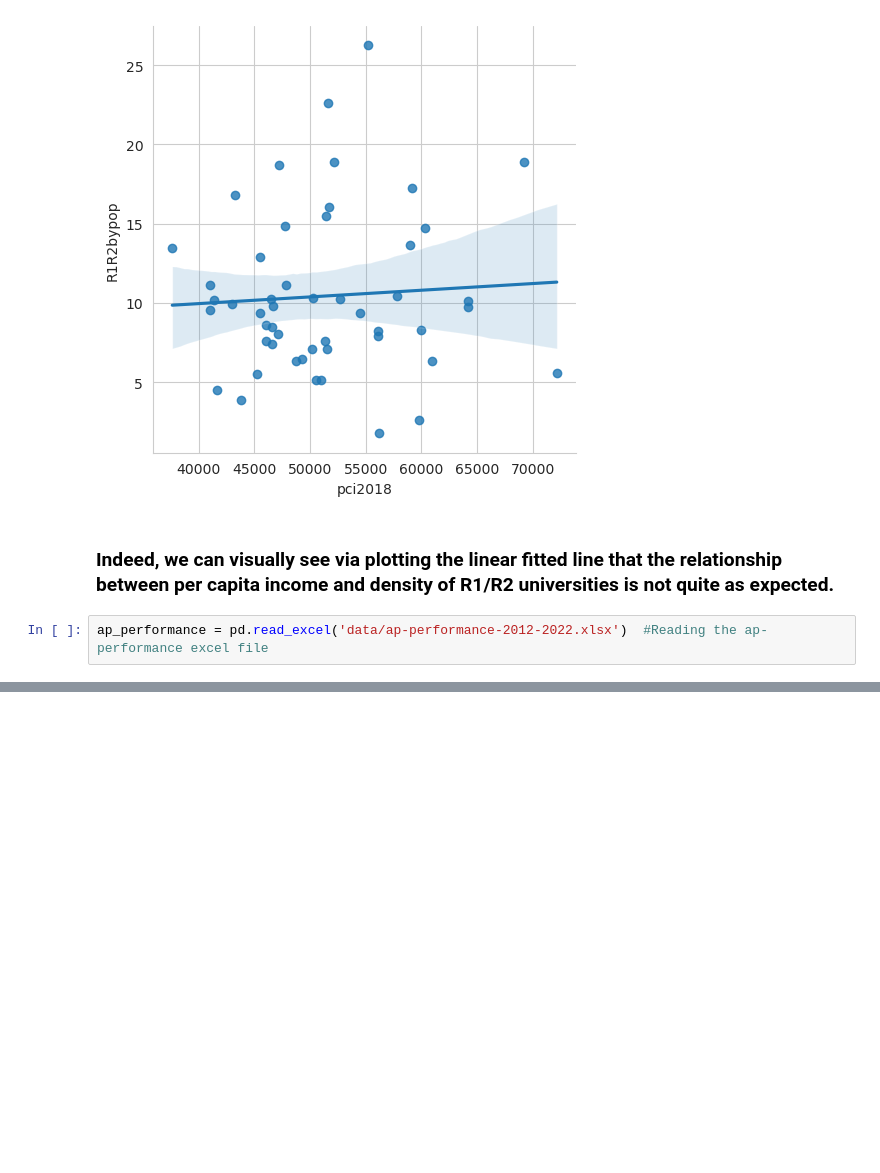
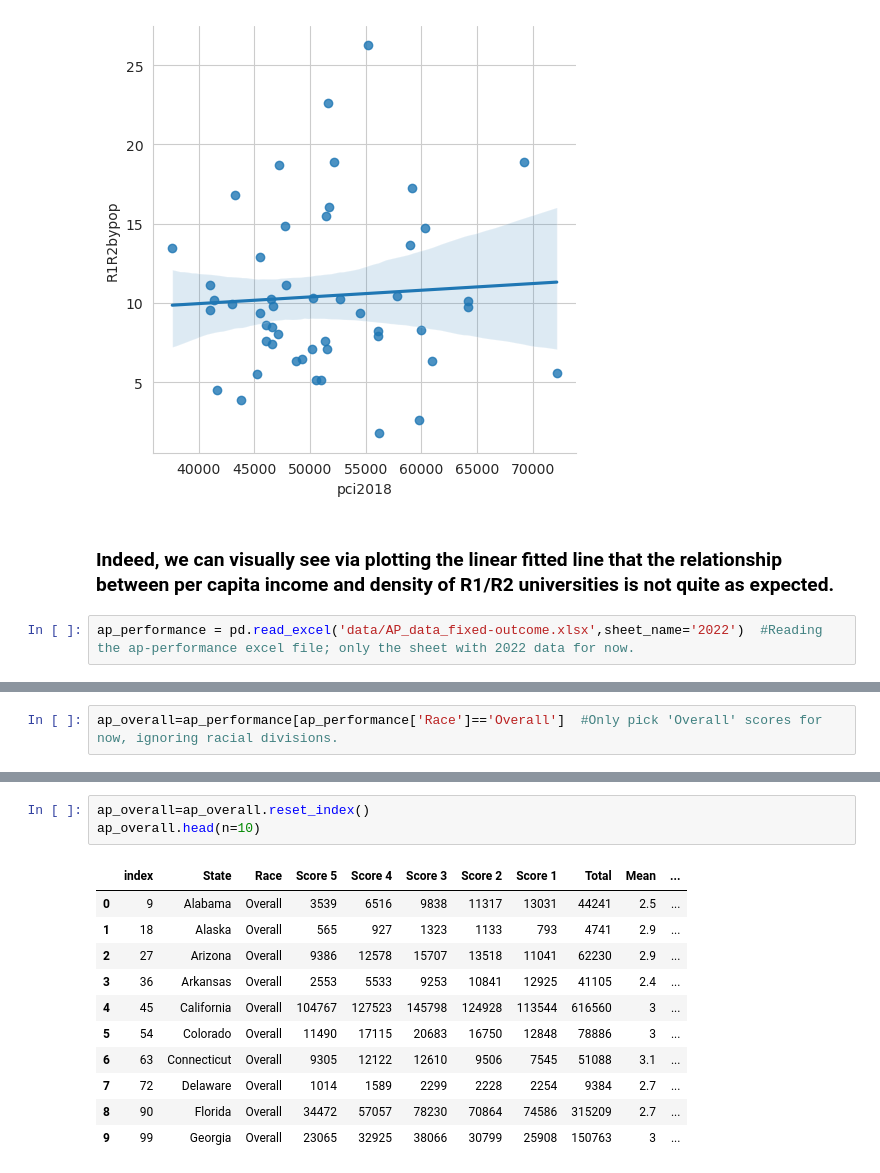
Before and after one commit to mcelhens/AP-Outcomes-to-University-Metrics, a Jupyter notebook: R1R2_count.ipynb, the cells around one changed output, grey strips where cells are left out. Drawn from its saved outputs; the diff is of its cells as text; blank space fills up the shorter version.

```diff
--- a/R1R2_count.ipynb
+++ b/R1R2_count.ipynb
@@ -208,4 +211,4 @@ sns.lmplot(data = r1r2wodc, x= 'pci2018', y = 'R1R2bypop')
 # %% [markdown]
 ### Indeed, we can visually see via plotting the linear fitted line that the relationship between per capita income and density of R1/R2 universities is not quite as expected.
 # %%
-ap_performance = pd.read_excel('data/ap-performance-2012-2022.xlsx')  #Reading the ap-performance excel file
+ap_performance = pd.read_excel('data/AP_data_fixed-outcome.xlsx',sheet_name='2022')  #Reading the ap-performance excel file; only the sheet with 2022 data for now.
@@ -220,0 +224,2 @@ ap_performance.head()  #Unfortunately, the data is not organized an conveniently
+# %%
+ap_overall=ap_performance[ap_performance['Race']=='Overall']  #Only pick 'Overall' scores for now, ignoring racial divisions.
@@ -220,0 +248,15 @@ ap_performance.head()  #Unfortunately, the data is not organized an conveniently
+# %%
+ap_overall=ap_overall.reset_index()
+ap_overall.head(n=10)
+# %% [output]
+|  | index | State | Race | Score 5 | Score 4 | Score 3 | Score 2 | Score 1 | Total | Mean | ... |
+| 0 | 9 | Alabama | Overall | 3539 | 6516 | 9838 | 11317 | 13031 | 44241 | 2.5 | ... |
+| 1 | 18 | Alaska | Overall | 565 | 927 | 1323 | 1133 | 793 | 4741 | 2.9 | ... |
+| 2 | 27 | Arizona | Overall | 9386 | 12578 | 15707 | 13518 | 11041 | 62230 | 2.9 | ... |
+| 3 | 36 | Arkansas | Overall | 2553 | 5533 | 9253 | 10841 | 12925 | 41105 | 2.4 | ... |
+| 4 | 45 | California | Overall | 104767 | 127523 | 145798 | 124928 | 113544 | 616560 | 3 | ... |
+| 5 | 54 | Colorado | Overall | 11490 | 17115 | 20683 | 16750 | 12848 | 78886 | 3 | ... |
+| 6 | 63 | Connecticut | Overall | 9305 | 12122 | 12610 | 9506 | 7545 | 51088 | 3.1 | ... |
+| 7 | 72 | Delaware | Overall | 1014 | 1589 | 2299 | 2228 | 2254 | 9384 | 2.7 | ... |
+| 8 | 90 | Florida | Overall | 34472 | 57057 | 78230 | 70864 | 74586 | 315209 | 2.7 | ... |
+| 9 | 99 | Georgia | Overall | 23065 | 32925 | 38066 | 30799 | 25908 | 150763 | 3 | ... |
```
Also changed, not shown: parts of 12 cells of this notebook.
